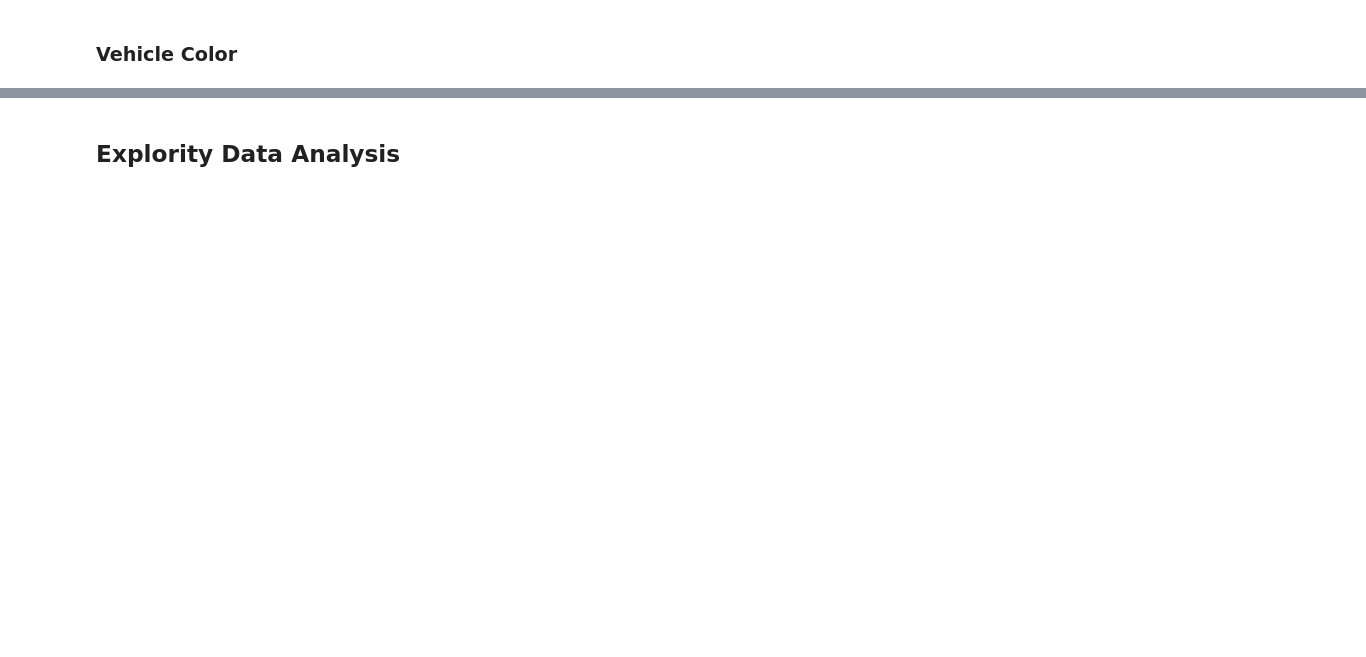
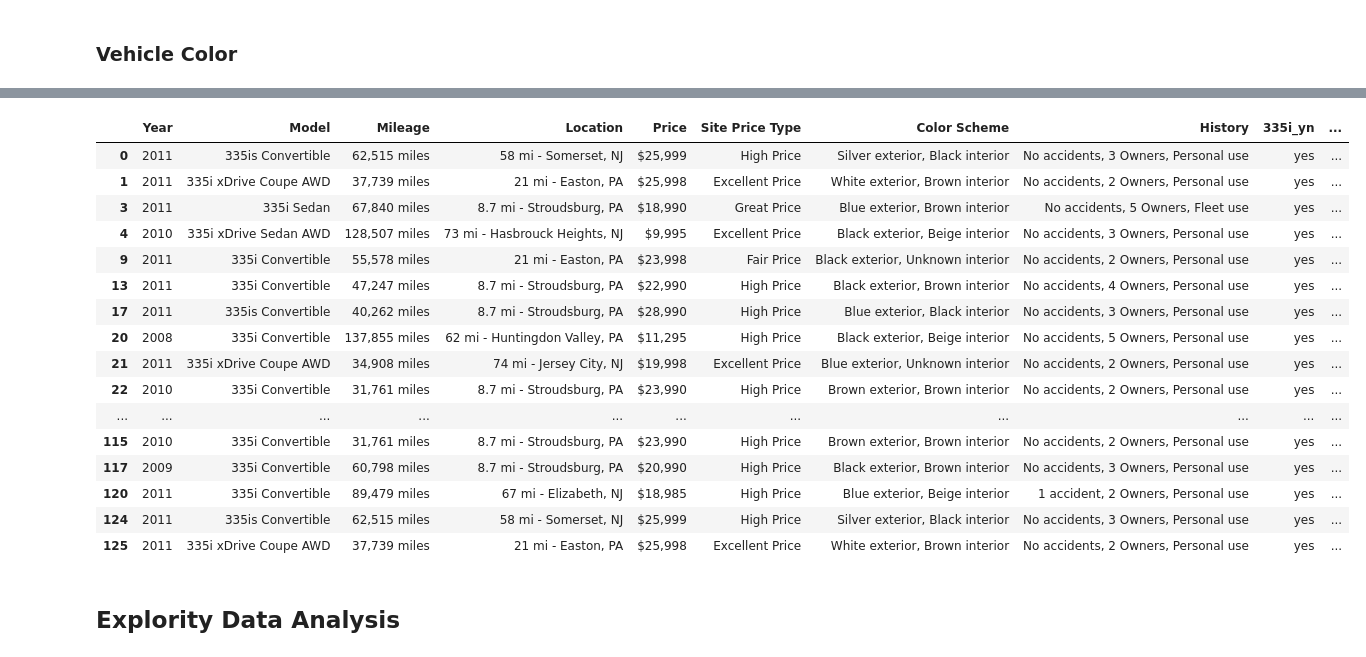
Before and after one commit to MarioRashadHUB/BMW-Price-Analysis, a Jupyter notebook: final_scraper.ipynb, the cells around one changed output, grey strips where cells are left out. Cells and saved outputs as stored; diff of their text form; code cells hidden in the pictures; blank space fills up the shorter version.

Commit message:
more dataframe cleaning

```diff
--- a/final_scraper.ipynb
+++ b/final_scraper.ipynb
@@ -222,0 +221,2 @@ truecar_df.head(25)
+# %%
+truecar_df['interior_color'] = truecar_df['Color Scheme'].apply(lambda x: x.split(',')[1])
@@ -222,0 +231,4 @@ truecar_df.head(25)
+# %%
+truecar_df['interior_color'] = truecar_df['interior_color'].apply(lambda x: x.split(' ')[0])
+# %%
+truecar_df['interior_color'] = truecar_df['interior_color'].apply(lambda x: x.replace('interior', ''))
@@ -223,2 +257,24 @@ truecar_df.head(25)
+# %%
+truecar_df['accident'] = truecar_df['History'].apply(lambda x: 'No' if 'no accidents' in x.lower() else 'Yes')
+# %%
+truecar_df.head(50)
+# %% [output]
+|  | Year | Model | Mileage | Location | Price | Site Price Type | Color Scheme | History | 335i_yn | ... |
+| 0 | 2011 | 335is Convertible | 62,515 miles | 58 mi - Somerset, NJ | $25,999 | High Price | Silver exterior, Black interior | No accidents, 3 Owners, Personal use | yes | ... |
+| 1 | 2011 | 335i xDrive Coupe AWD | 37,739 miles | 21 mi - Easton, PA | $25,998 | Excellent Price | White exterior, Brown interior | No accidents, 2 Owners, Personal use | yes | ... |
+| 3 | 2011 | 335i Sedan | 67,840 miles | 8.7 mi - Stroudsburg, PA | $18,990 | Great Price | Blue exterior, Brown interior | No accidents, 5 Owners, Fleet use | yes | ... |
+| 4 | 2010 | 335i xDrive Sedan AWD | 128,507 miles | 73 mi - Hasbrouck Heights, NJ | $9,995 | Excellent Price | Black exterior, Beige interior | No accidents, 3 Owners, Personal use | yes | ... |
+| 9 | 2011 | 335i Convertible | 55,578 miles | 21 mi - Easton, PA | $23,998 | Fair Price | Black exterior, Unknown interior | No accidents, 2 Owners, Personal use | yes | ... |
+| 13 | 2011 | 335i Convertible | 47,247 miles | 8.7 mi - Stroudsburg, PA | $22,990 | High Price | Black exterior, Brown interior | No accidents, 4 Owners, Personal use | yes | ... |
+| 17 | 2011 | 335is Convertible | 40,262 miles | 8.7 mi - Stroudsburg, PA | $28,990 | High Price | Blue exterior, Black interior | No accidents, 3 Owners, Personal use | yes | ... |
+| 20 | 2008 | 335i Convertible | 137,855 miles | 62 mi - Huntingdon Valley, PA | $11,295 | High Price | Black exterior, Beige interior | No accidents, 5 Owners, Personal use | yes | ... |
+| 21 | 2011 | 335i xDrive Coupe AWD | 34,908 miles | 74 mi - Jersey City, NJ | $19,998 | Excellent Price | Blue exterior, Unknown interior | No accidents, 2 Owners, Personal use | yes | ... |
+| 22 | 2010 | 335i Convertible | 31,761 miles | 8.7 mi - Stroudsburg, PA | $23,990 | High Price | Brown exterior, Brown interior | No accidents, 2 Owners, Personal use | yes | ... |
+| ... | ... | ... | ... | ... | ... | ... | ... | ... | ... | ... |
+| 115 | 2010 | 335i Convertible | 31,761 miles | 8.7 mi - Stroudsburg, PA | $23,990 | High Price | Brown exterior, Brown interior | No accidents, 2 Owners, Personal use | yes | ... |
+| 117 | 2009 | 335i Convertible | 60,798 miles | 8.7 mi - Stroudsburg, PA | $20,990 | High Price | Black exterior, Brown interior | No accidents, 3 Owners, Personal use | yes | ... |
+| 120 | 2011 | 335i Convertible | 89,479 miles | 67 mi - Elizabeth, NJ | $18,985 | High Price | Blue exterior, Beige interior | 1 accident, 2 Owners, Personal use | yes | ... |
+| 124 | 2011 | 335is Convertible | 62,515 miles | 58 mi - Somerset, NJ | $25,999 | High Price | Silver exterior, Black interior | No accidents, 3 Owners, Personal use | yes | ... |
+| 125 | 2011 | 335i xDrive Coupe AWD | 37,739 miles | 21 mi - Easton, PA | $25,998 | Excellent Price | White exterior, Brown interior | No accidents, 2 Owners, Personal use | yes | ... |
 # %% [markdown]
 ## Explority Data Analysis
```
Also changed, not shown: parts of 15 cells of this notebook.
